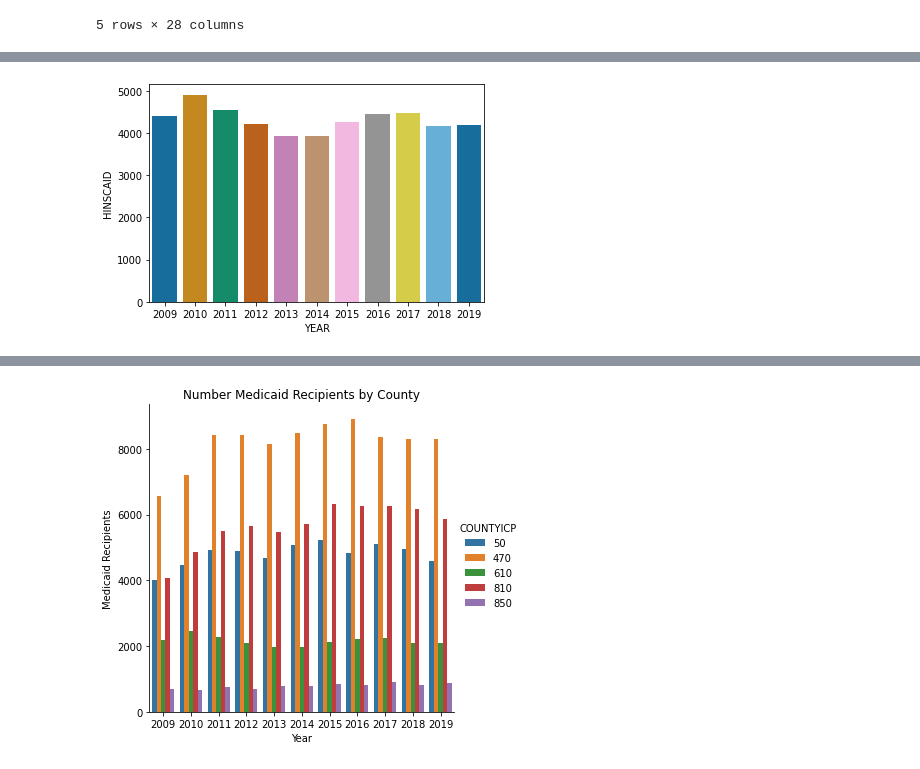
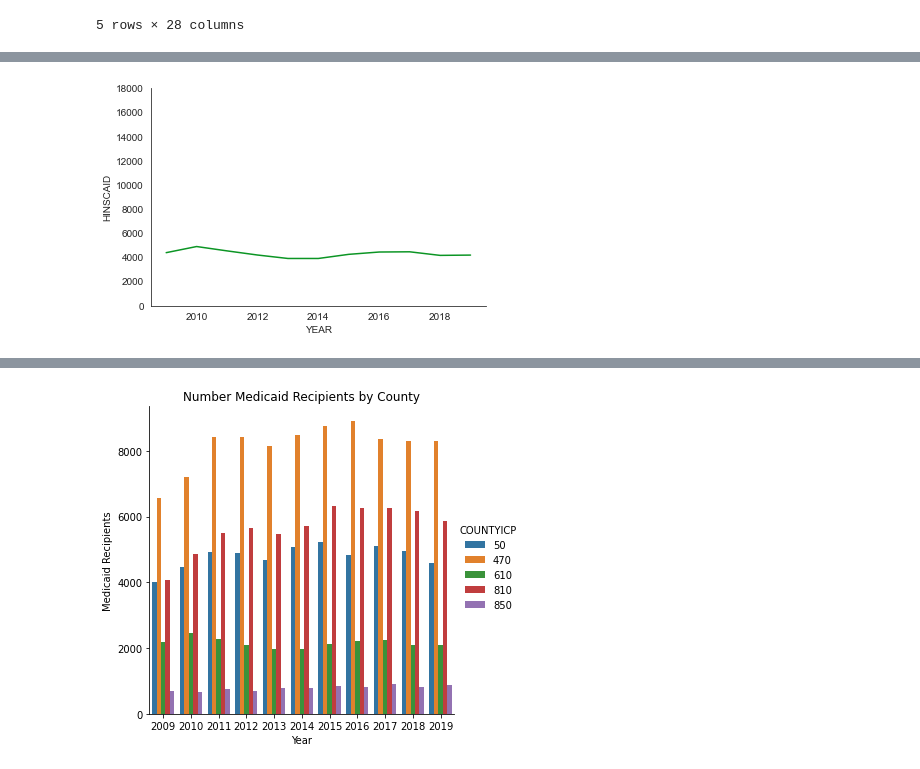
Before and after one commit to mspp-data-studio-2021/Ariel_Medex, a Jupyter notebook: IPUMS ACS Data 2009-2019.ipynb, the cells around one changed output, grey strips where cells are left out. Saved outputs shown, nothing was run; the diff lists cells and outputs as text; code cells hidden in the pictures.

```diff
--- a/IPUMS ACS Data 2009-2019.ipynb
+++ b/IPUMS ACS Data 2009-2019.ipynb
@@ -174,5 +164,0 @@ manhattan_weighted = manhattan.groupby('YEAR', as_index=False).sum('PERWT')
-# %%
-m = sns.barplot(x="YEAR", y="HINSCAID",
-                     data=manhattan_weighted, palette=sns.color_palette("colorblind", as_cmap=True))
-# %% [output]
-[figure, removed]
@@ -179,2 +167,9 @@ m = sns.barplot(x="YEAR", y="HINSCAID",
+# %%
+m = sns.lineplot(x="YEAR", y="HINSCAID",
+                     data=manhattan_weighted, color="#0B9524")
+m.set(ylim=(0, 18000))
+sns.despine()
+# %% [output]
+[figure, added]
 # %%
 staten_island = df[df['COUNTYICP'] == 850]
```
Also changed, not shown: parts of 36 cells of this notebook.
